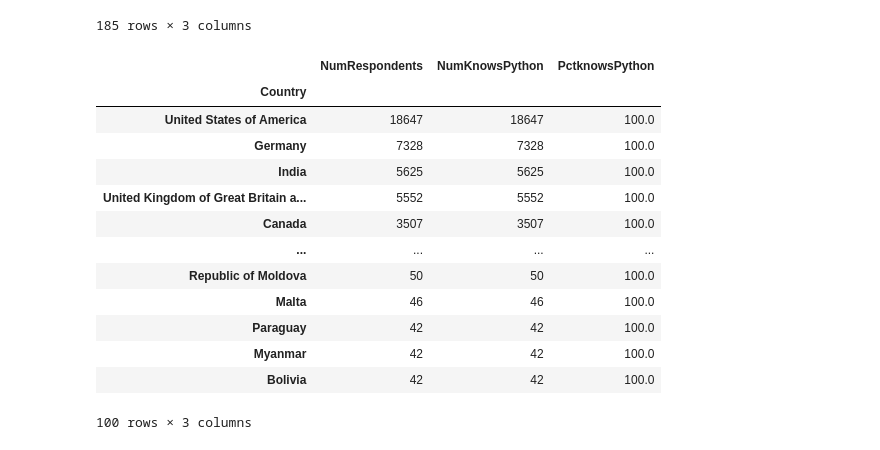
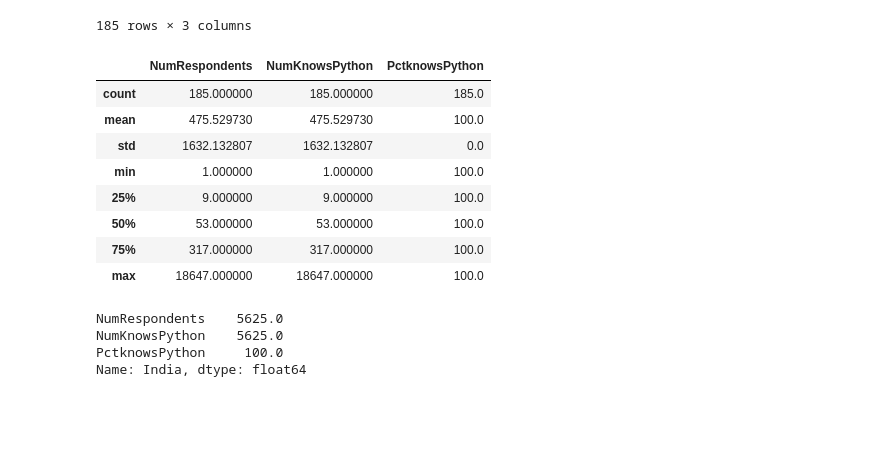
Before and after one commit to Bharatsinghthakur/Python-revision, a Jupyter notebook: pandas/Grouping&Aggregation/Grouping&aggregation.ipynb, the cells around one changed output. Drawn from its saved outputs; the diff is of its cells as text; code cells hidden in the pictures; blank space fills up the shorter version.

```diff
--- a/pandas/Grouping&Aggregation/Grouping&aggregation.ipynb
+++ b/pandas/Grouping&Aggregation/Grouping&aggregation.ipynb
@@ -361,19 +361,21 @@ python_df
 185 rows × 3 columns
 # %%
 python_df.sort_values(by='PctknowsPython',ascending=False,inplace=True)
-python_df.head(100)
+python_df.describe()
 # %% [output]
 |  | NumRespondents | NumKnowsPython | PctknowsPython |
-| Country |  |  |  |
-| United States of America | 18647 | 18647 | 100.0 |
-| Germany | 7328 | 7328 | 100.0 |
-| India | 5625 | 5625 | 100.0 |
-| United Kingdom of Great Britain a... | 5552 | 5552 | 100.0 |
-| Canada | 3507 | 3507 | 100.0 |
-| ... | ... | ... | ... |
-| Republic of Moldova | 50 | 50 | 100.0 |
-| Malta | 46 | 46 | 100.0 |
-| Paraguay | 42 | 42 | 100.0 |
-| Myanmar | 42 | 42 | 100.0 |
-| Bolivia | 42 | 42 | 100.0 |
+| count | 185.000000 | 185.000000 | 185.0 |
+| mean | 475.529730 | 475.529730 | 100.0 |
+| std | 1632.132807 | 1632.132807 | 0.0 |
+| min | 1.000000 | 1.000000 | 100.0 |
+| 25% | 9.000000 | 9.000000 | 100.0 |
+| 50% | 53.000000 | 53.000000 | 100.0 |
+| 75% | 317.000000 | 317.000000 | 100.0 |
+| max | 18647.000000 | 18647.000000 | 100.0 |
-100 rows × 3 columns
+# %%
+python_df.loc['India']
+# %% [output]
+NumRespondents    5625.0
+NumKnowsPython    5625.0
+PctknowsPython     100.0
+Name: India, dtype: float64
```
